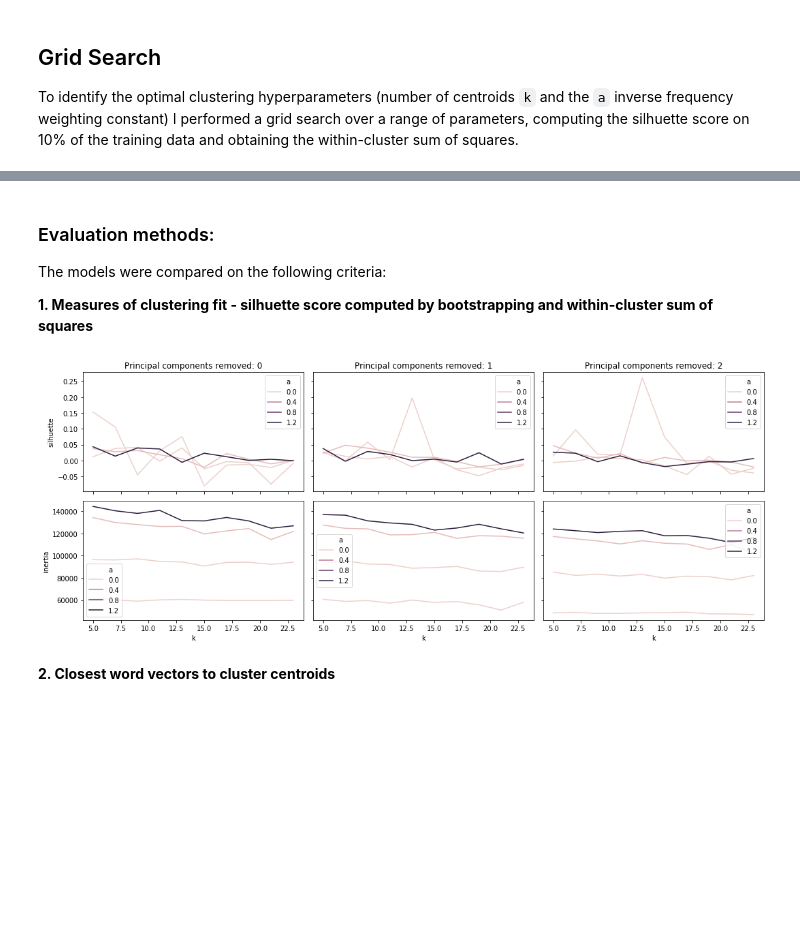
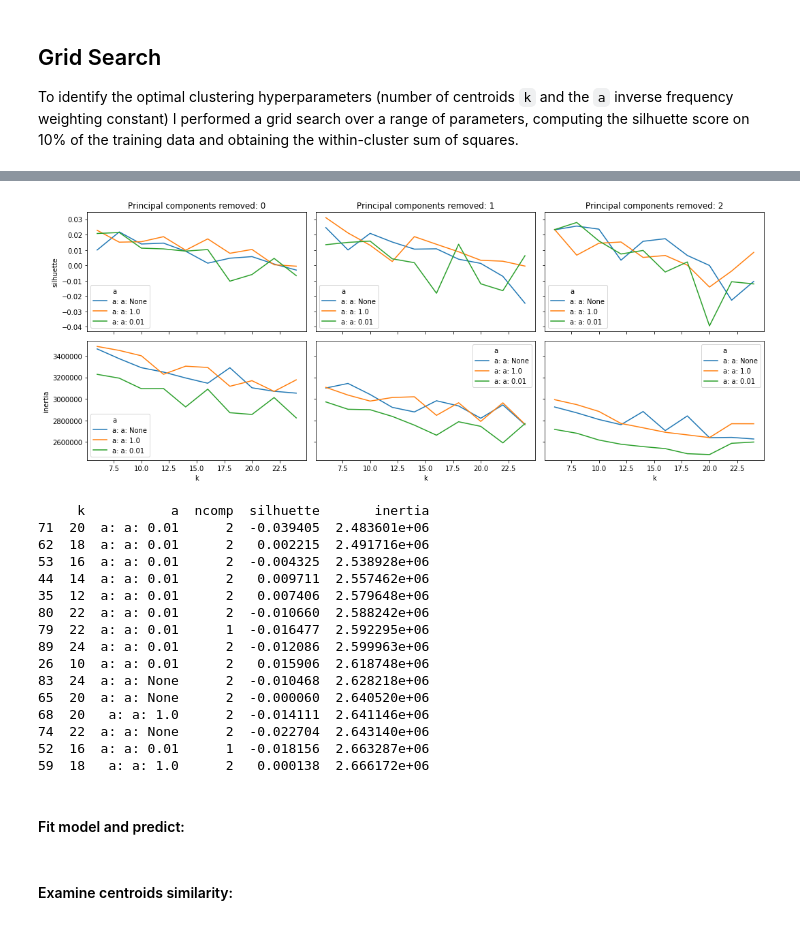
Before and after one commit to bodzioboo/twitter, a Jupyter notebook: notebooks/nlp/topics_kmeans.ipynb, the cells around one changed output, grey strips where cells are left out. Saved outputs shown, nothing was run; the diff lists cells and outputs as text; code cells hidden in the pictures; blank space fills up the shorter version.

```diff
--- a/notebooks/nlp/topics_kmeans.ipynb
+++ b/notebooks/nlp/topics_kmeans.ipynb
@@ -62,5 +58,5 @@ def filter_fun(df, drop_users, drop_tweets, drop_duplicates = True, cols = 'all'
     if cols != 'all':
         df = df[cols]
     return df
-ff = partial(filter_fun, drop_users = drop_users, drop_tweets = drop_tweets, cols = ['full_text','lemmatized','source'])
+ff = partial(filter_fun, drop_users = drop_users, drop_tweets = drop_tweets, cols = ['full_text','lemmatized','source', 'day'])
 # %%
@@ -86,16 +94,32 @@ def grid_search(text:list, folder_results:str, path_embeddings:str, verbose = Fa
     #set up grid:
     keys = params.keys(); combs = product(*params.values()) #keys + all combinations of parameters
     grid = [dict(zip(keys, elem)) for elem in combs] #zip these toegether into a list of dicts
+    print(f'Number of params to be evaluated {len(grid)}')
 
-    #iterate
-    for i, param in tqdm(enumerate(grid)):
+    #iterate over parameter combinations
+    for i, param in enumerate(tqdm(grid)):
         ktp = KTopicModel(k = param["k"], a = param["a"], ncomp = param["ncomp"], path_embeddings = path_embeddings)
 
-        #fit the model
+        #FIT
         ktp.fit(text)
-        #evaluate:
+
+        #EVALUATE:
         grid[i]['silhuette'] = ktp.evaluate(text, sample_size = round(0.1 * len(text)), random_state = 1234)
+
+        #predictions:
         grid[i]['inertia'] = ktp.cluster.inertia_
+        preds = ktp.predict(text, return_closest = False)
+        preds = [sorted(pred.items(), key = lambda x: x[1], reverse = True) for pred in preds]
+
+        #best topic similarity:
+        best_score = [pred[0][1] for pred in preds]
+        grid[i]['similarity_mean'] = np.mean(best_score)
+        grid[i]['similarity_sd'] = np.std(best_score)
+
+        #ratio of best to second best:
+        ratios = [pred[0][1]/pred[1][1] for pred in preds]
+        grid[i]['ratio_mean'] = np.mean(ratios)
+        grid[i]['ratio_sd'] = np.std(ratios)
         if verbose:
             print(f'Done evaluating {i} out of {len(grid)}. \
             K: {grid[i]["k"]} \
@@ -113,11 +137,12 @@ def grid_search(text:list, folder_results:str, path_embeddings:str, verbose = Fa
 # %%
 %%time
-PATH_COMPARISON = os.path.join(PATH_RESULTS, 'grid_search_fasttext.json')
+PATH_EMBEDDINGS = '/home/piotr/nlp/glove/vectors.txt'
+PATH_COMPARISON = os.path.join(PATH_RESULTS, 'grid_search_glove.json')
 if os.path.isfile(PATH_COMPARISON):
     results = json.load(open(PATH_COMPARISON, 'r'))
 else:
     #run grid search:
-    params = {'k':list(range(5, 25, 2)), 'a':[1, 1e-1, 1e-2, 1e-3], 'ncomp':[0, 1, 2]}
+    params = {'k':list(range(6, 30, 2)), 'a':[None, 1, 1e-3], 'ncomp':[0, 1, 2]}
     results = grid_search(data.lemmatized, PATH_RESULTS, PATH_EMBEDDINGS)
     json.dump(results, open(PATH_COMPARISON, 'w'))
 # %% [output]
@@ -126,22 +151,32 @@ Wall time: 8h 19min 8s
-# %% [markdown]
-### Evaluation methods:
-The models were compared on the following criteria:
-
-**1. Measures of clustering fit - silhuette score computed by bootstrapping and within-cluster sum of squares**
 # %%
 results = pd.DataFrame(results)
-results['a'] = results['a'].astype(str)
+results['a'] = np.where(results['a'].isna(), 'None', results['a'])
+results['a'] = "a: " + results['a'].astype(str)
 fig, ax = plt.subplots(2, 3, figsize = (15, 6), sharex = True, sharey = 'row')
 ax = ax.ravel()
-for i, (val, subdf) in enumerate(df.groupby('ncomp')):
+for i, (val, subdf) in enumerate(results.groupby('ncomp')):
     sns.lineplot(x = "k", y = "silhuette", hue = "a", ax = ax[i], data = subdf)
     ax[i].set_title(f'Principal components removed: {val}')
-for i, (val, subdf) in enumerate(df.groupby('ncomp')):
+for i, (val, subdf) in enumerate(results.groupby('ncomp')):
     sns.lineplot(x = "k", y = "inertia", hue = "a", ax = ax[i+3], data = subdf)
 plt.tight_layout()
 plt.show()
-print(df.sort_values('silhuette', ascending = True))
+print(results.sort_values(['inertia', 'silhuette'], ascending = True)[:15])
 # %% [output]
-[figure, old version]
+[figure, new version]
+     k           a  ncomp  silhuette       inertia
+71  20  a: a: 0.01      2  -0.039405  2.483601e+06
+62  18  a: a: 0.01      2   0.002215  2.491716e+06
+53  16  a: a: 0.01      2  -0.004325  2.538928e+06
+44  14  a: a: 0.01      2   0.009711  2.557462e+06
+35  12  a: a: 0.01      2   0.007406  2.579648e+06
+80  22  a: a: 0.01      2  -0.010660  2.588242e+06
+79  22  a: a: 0.01      1  -0.016477  2.592295e+06
+89  24  a: a: 0.01      2  -0.012086  2.599963e+06
+26  10  a: a: 0.01      2   0.015906  2.618748e+06
+83  24  a: a: None      2  -0.010468  2.628218e+06
+65  20  a: a: None      2  -0.000060  2.640520e+06
+68  20   a: a: 1.0      2  -0.014111  2.641146e+06
+74  22  a: a: None      2  -0.022704  2.643140e+06
+52  16  a: a: 0.01      1  -0.018156  2.663287e+06
+59  18   a: a: 1.0      2   0.000138  2.666172e+06
-# %% [markdown]
-**2. Closest word vectors to cluster centroids**
@@ -149,0 +183,2 @@ ktp = pickle.load(open('tmp.p','rb'))
+# %% [markdown]
+#### Fit model and predict:
@@ -150 +189,3 @@ ktp = pickle.load(open('tmp.p','rb'))
+# %% [markdown]
+#### Examine centroids similarity:
 # %%
```
Also changed, not shown: parts of 27 cells of this notebook, 11 other files.
